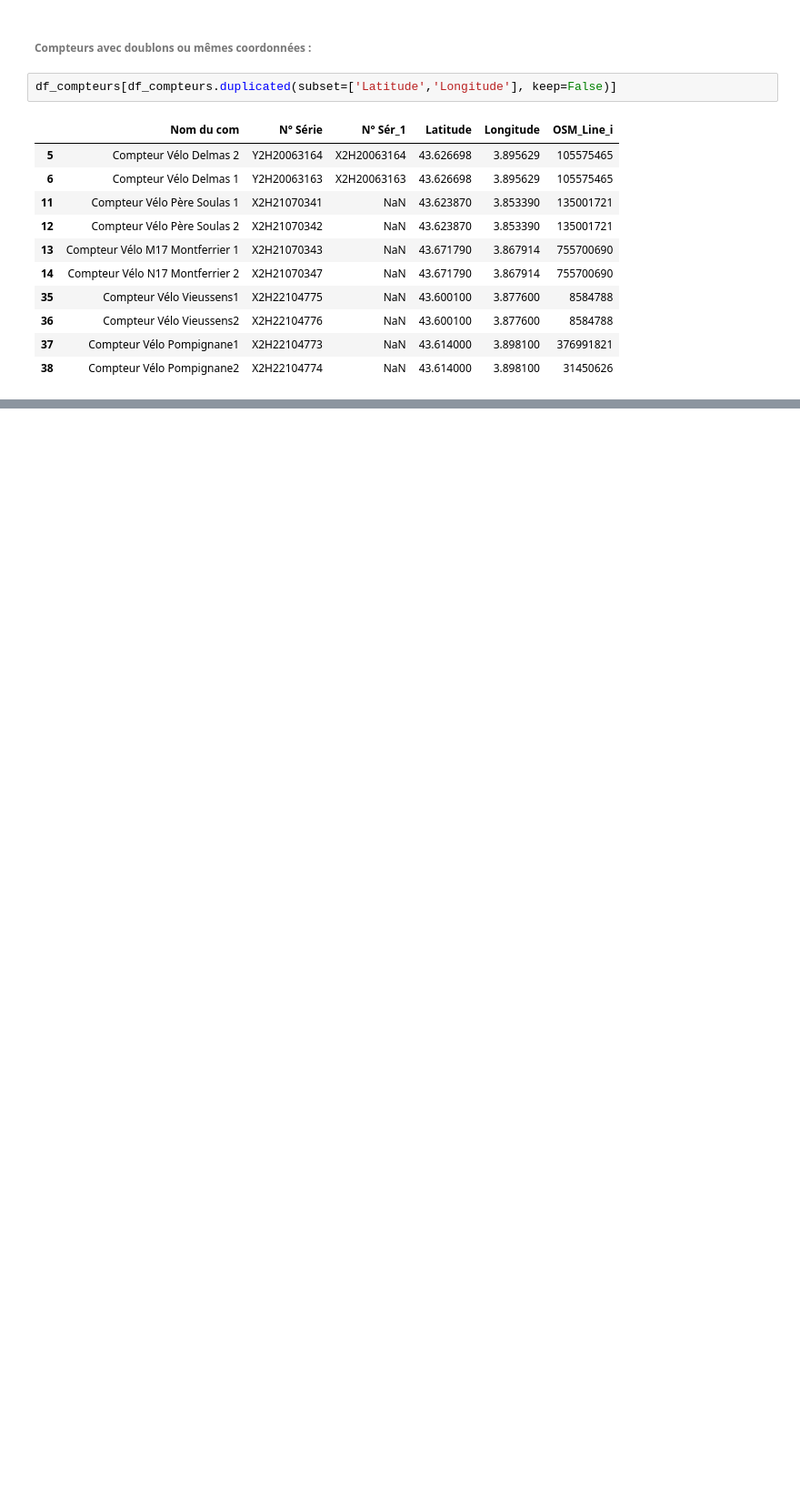
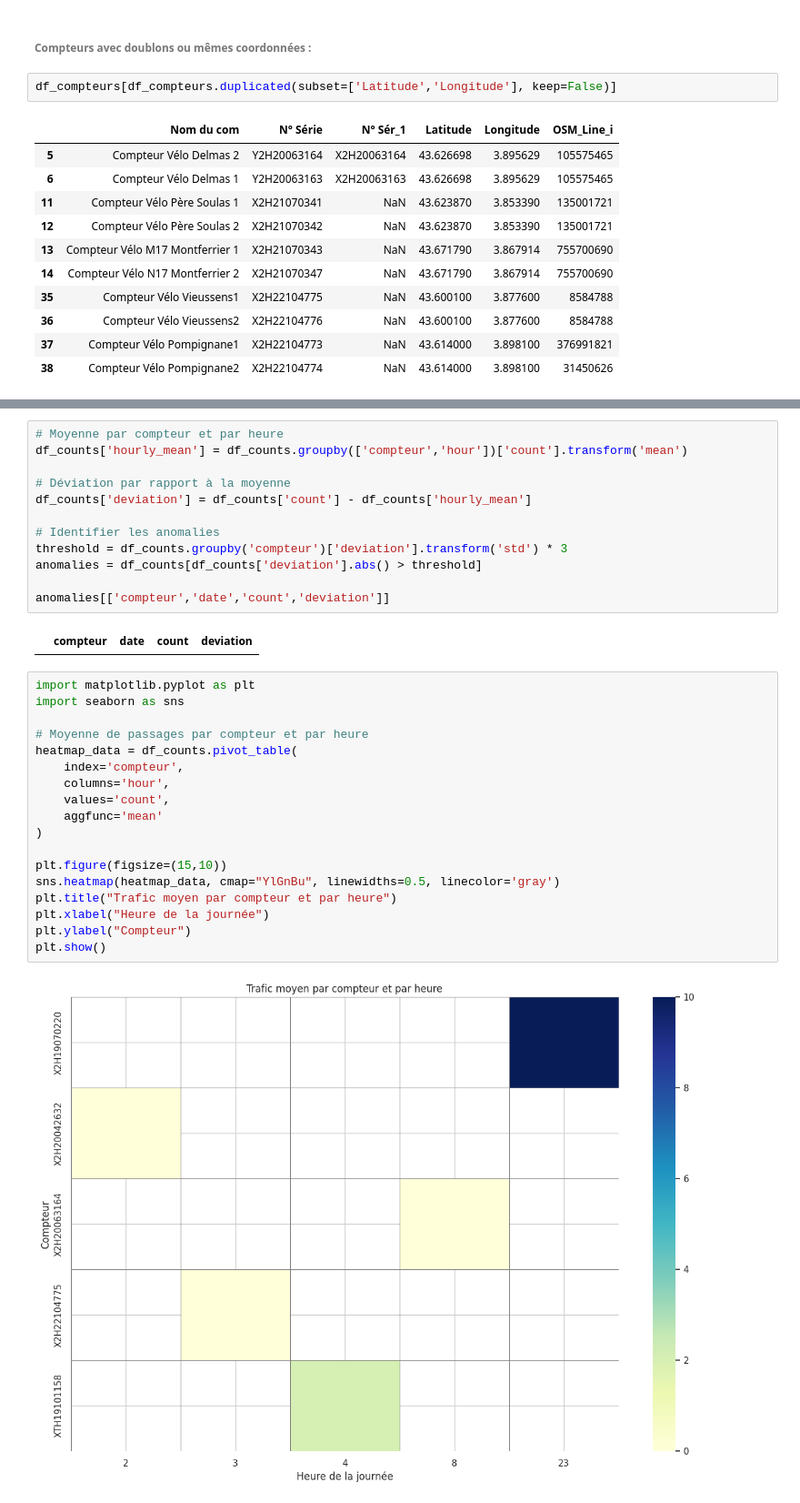
Before and after one commit to marwaboulkasim/prevision-du-Trafic-Cyclable, a Jupyter notebook: notebooks/ exploration.ipynb, the cells around one changed output, grey strips where cells are left out. Shown at 91% size. Saved outputs shown, nothing was run; the diff lists cells and outputs as text; blank space fills up the shorter version.

```diff
--- a/notebooks/ exploration.ipynb
+++ b/notebooks/ exploration.ipynb
@@ -91,0 +236,34 @@ m
+# %%
+# Moyenne par compteur et par heure
+df_counts['hourly_mean'] = df_counts.groupby(['compteur','hour'])['count'].transform('mean')
+
+# Déviation par rapport à la moyenne
+df_counts['deviation'] = df_counts['count'] - df_counts['hourly_mean']
+
+# Identifier les anomalies
+threshold = df_counts.groupby('compteur')['deviation'].transform('std') * 3
+anomalies = df_counts[df_counts['deviation'].abs() > threshold]
+
+anomalies[['compteur','date','count','deviation']]
+# %% [output]
+|  | compteur | date | count | deviation |
+# %%
+import matplotlib.pyplot as plt
+import seaborn as sns
+
+# Moyenne de passages par compteur et par heure
+heatmap_data = df_counts.pivot_table(
+    index='compteur',
+    columns='hour',
+    values='count',
+    aggfunc='mean'
+)
+
+plt.figure(figsize=(15,10))
+sns.heatmap(heatmap_data, cmap="YlGnBu", linewidths=0.5, linecolor='gray')
+plt.title("Trafic moyen par compteur et par heure")
+plt.xlabel("Heure de la journée")
+plt.ylabel("Compteur")
+plt.show()
+# %% [output]
+[figure, added]
```
Also changed, not shown: parts of 11 cells of this notebook.
